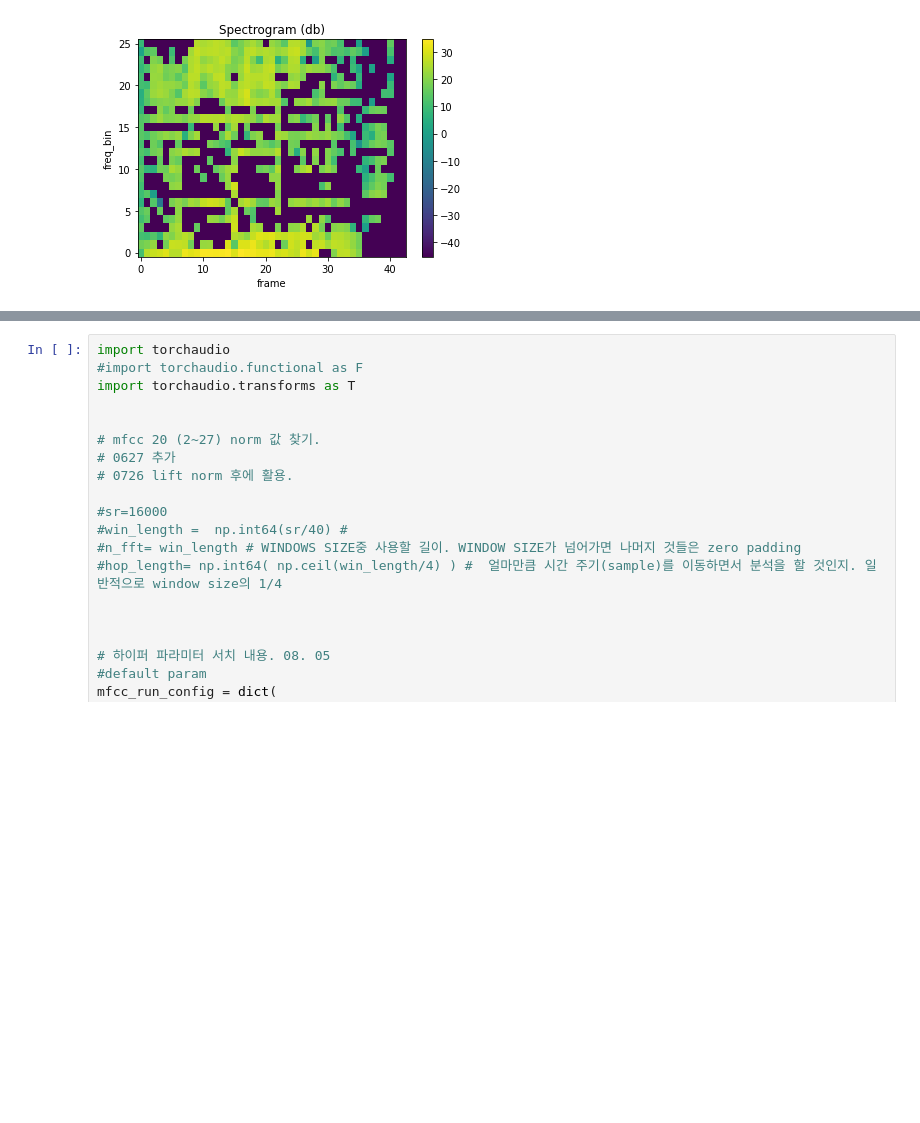
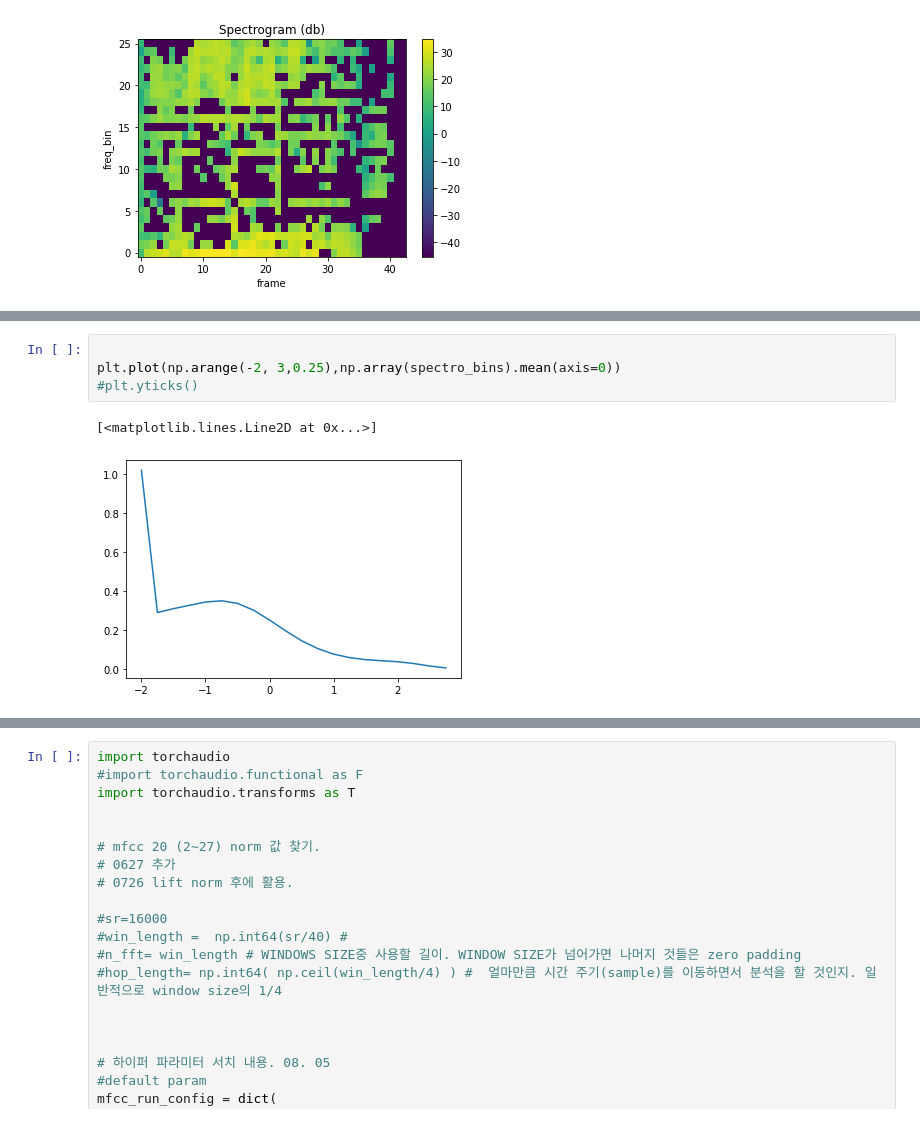
Before and after one commit to bub3690/voice_pathology_ai, a Jupyter notebook: distribution.ipynb, the cells around one changed output, grey strips where cells are left out. Cells and saved outputs as stored; diff of their text form; blank space fills up the shorter version.

```diff
--- a/distribution.ipynb
+++ b/distribution.ipynb
@@ -532,0 +673,7 @@ normalize 분포
+# %%
+
+plt.plot(np.arange(-2, 3,0.25),np.array(spectro_bins).mean(axis=0))
+#plt.yticks()
+# %% [output]
+[<matplotlib.lines.Line2D at 0x...>]
+[figure, added]
```
Also changed, not shown: parts of 28 cells of this notebook.
